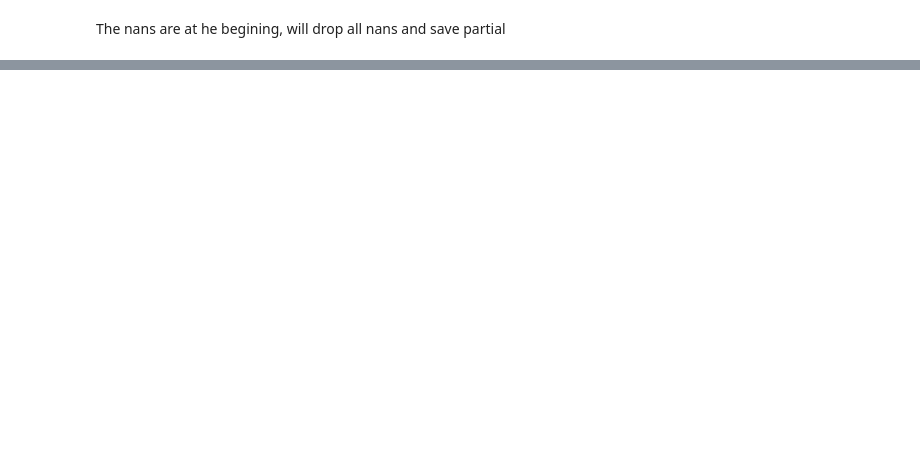
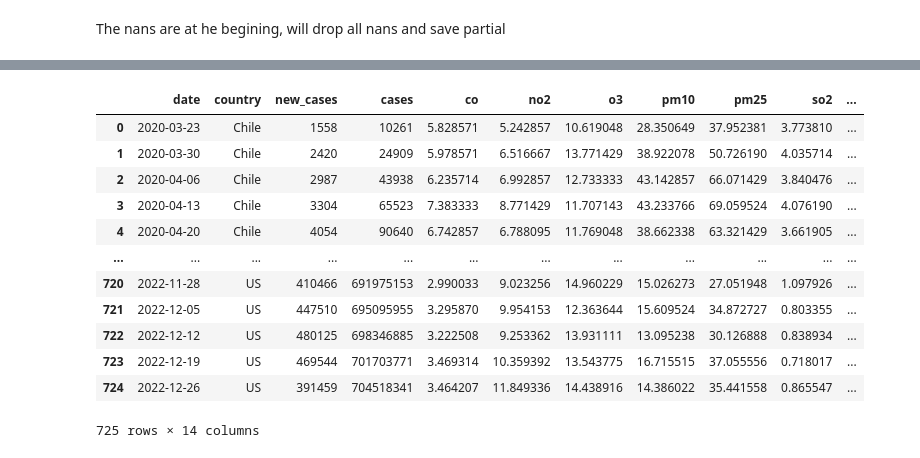
Before and after one commit to danielgvb/thesis, a Jupyter notebook: Data/xx_merging_steps.ipynb, the cells around one changed output, grey strips where cells are left out. Saved outputs shown, nothing was run; the diff lists cells and outputs as text; code cells hidden in the pictures; blank space fills up the shorter version.

```diff
--- a/Data/xx_merging_steps.ipynb
+++ b/Data/xx_merging_steps.ipynb
@@ -75,0 +83,3 @@ df_stringency_weekly['country'].replace({'United States': 'US'}, inplace=True)
+# %%
+df_vacc = pd.read_csv('silver/covid_vaccines_weekly.csv')
+df_vacc.head()
@@ -75,0 +93,2 @@ df_stringency_weekly['country'].replace({'United States': 'US'}, inplace=True)
+# %%
+df_vacc['country'].replace({'United States': 'US'}, inplace=True)
@@ -76,3 +102,6 @@ df_stringency_weekly['country'].replace({'United States': 'US'}, inplace=True)
+# %%
+df_vacc['date'] = pd.to_datetime(df_vacc['date'])
+df_vacc['date_str'] = df_vacc['date'].astype(str)
 # %%
 # load atmosferic data
 df_atmos = pd.read_csv('silver/atmosferic_data.csv')
@@ -523 +554,20 @@ memory usage: 82.1+ KB
+# %%
+df_vacc.drop(columns = ['date_str'], inplace = True)
+# %%
+df_merge_partial4 = df_merge_partial3.merge(df_vacc, how='left', on=['country', 'date'])
+df_merge_partial4
+# %% [output]
+|  | date | country | new_cases | cases | co | no2 | o3 | pm10 | pm25 | so2 | ... |
+| 0 | 2020-03-23 | Chile | 1558 | 10261 | 5.828571 | 5.242857 | 10.619048 | 28.350649 | 37.952381 | 3.773810 | ... |
+| 1 | 2020-03-30 | Chile | 2420 | 24909 | 5.978571 | 6.516667 | 13.771429 | 38.922078 | 50.726190 | 4.035714 | ... |
+| 2 | 2020-04-06 | Chile | 2987 | 43938 | 6.235714 | 6.992857 | 12.733333 | 43.142857 | 66.071429 | 3.840476 | ... |
+| 3 | 2020-04-13 | Chile | 3304 | 65523 | 7.383333 | 8.771429 | 11.707143 | 43.233766 | 69.059524 | 4.076190 | ... |
+| 4 | 2020-04-20 | Chile | 4054 | 90640 | 6.742857 | 6.788095 | 11.769048 | 38.662338 | 63.321429 | 3.661905 | ... |
+| ... | ... | ... | ... | ... | ... | ... | ... | ... | ... | ... | ... |
+| 720 | 2022-11-28 | US | 410466 | 691975153 | 2.990033 | 9.023256 | 14.960229 | 15.026273 | 27.051948 | 1.097926 | ... |
+| 721 | 2022-12-05 | US | 447510 | 695095955 | 3.295870 | 9.954153 | 12.363644 | 15.609524 | 34.872727 | 0.803355 | ... |
+| 722 | 2022-12-12 | US | 480125 | 698346885 | 3.222508 | 9.253362 | 13.931111 | 13.095238 | 30.126888 | 0.838934 | ... |
+| 723 | 2022-12-19 | US | 469544 | 701703771 | 3.469314 | 10.359392 | 13.543775 | 16.715515 | 37.055556 | 0.718017 | ... |
+| 724 | 2022-12-26 | US | 391459 | 704518341 | 3.464207 | 11.849336 | 14.438916 | 14.386022 | 35.441558 | 0.865547 | ... |
+725 rows × 14 columns
 # %%
```
Also changed, not shown: parts of 10 cells of this notebook, 3 other files.
